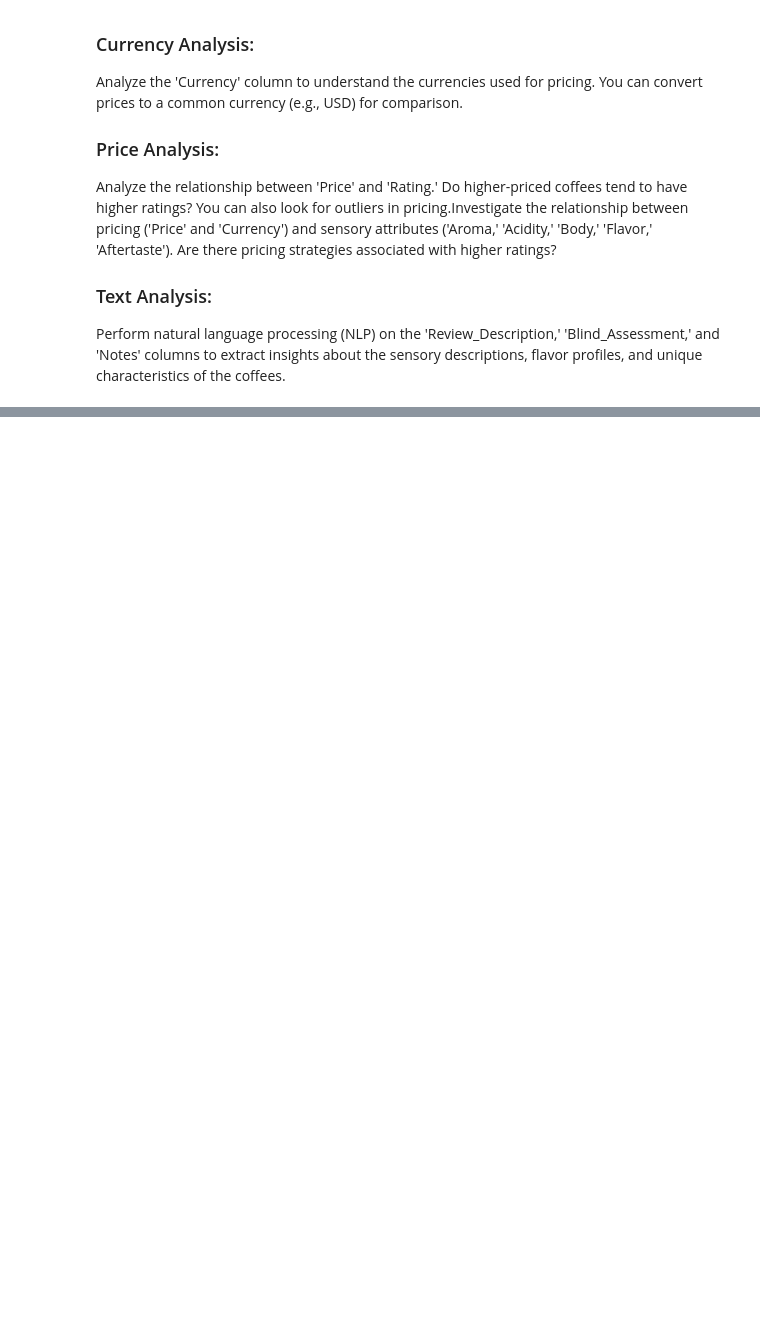
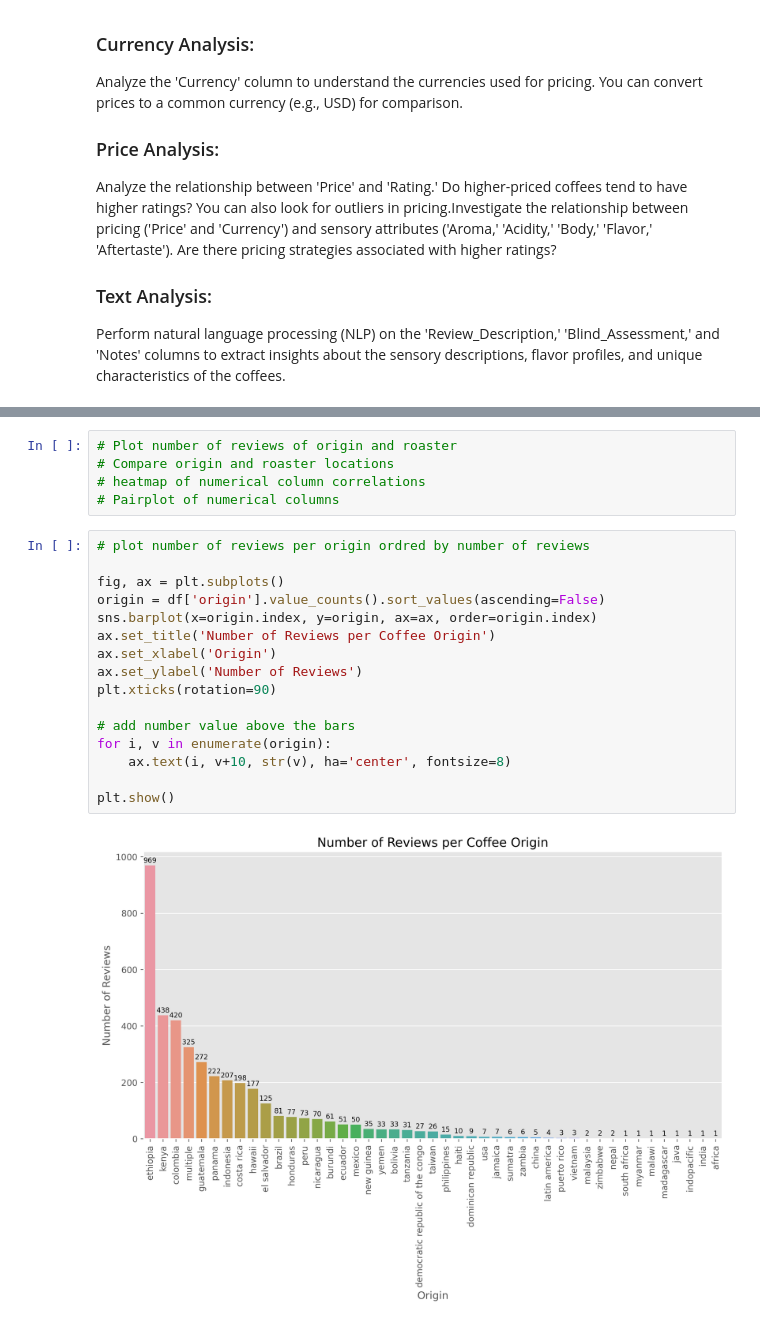
Before and after one commit to tynardone/coffee-reviews-analysis, a Jupyter notebook: coffee_review_eda.ipynb, the cells around one changed output, grey strips where cells are left out. Saved outputs shown, nothing was run; the diff lists cells and outputs as text; blank space fills up the shorter version.

```diff
--- a/coffee_review_eda.ipynb
+++ b/coffee_review_eda.ipynb
@@ -379,0 +373,23 @@ Categories (32, object): ['australia', 'big island of hawaii', 'canada', 'china'
+# %%
+# Plot number of reviews of origin and roaster
+# Compare origin and roaster locations
+# heatmap of numerical column correlations
+# Pairplot of numerical columns
+# %%
+# plot number of reviews per origin ordred by number of reviews
+
+fig, ax = plt.subplots()
+origin = df['origin'].value_counts().sort_values(ascending=False)
+sns.barplot(x=origin.index, y=origin, ax=ax, order=origin.index)
+ax.set_title('Number of Reviews per Coffee Origin')
+ax.set_xlabel('Origin')
+ax.set_ylabel('Number of Reviews')
+plt.xticks(rotation=90)
+
+# add number value above the bars
+for i, v in enumerate(origin):
+    ax.text(i, v+10, str(v), ha='center', fontsize=8)
+
+plt.show()
+# %% [output]
+[figure, added]
```
Also changed, not shown: parts of 9 cells of this notebook, 1 other file.
